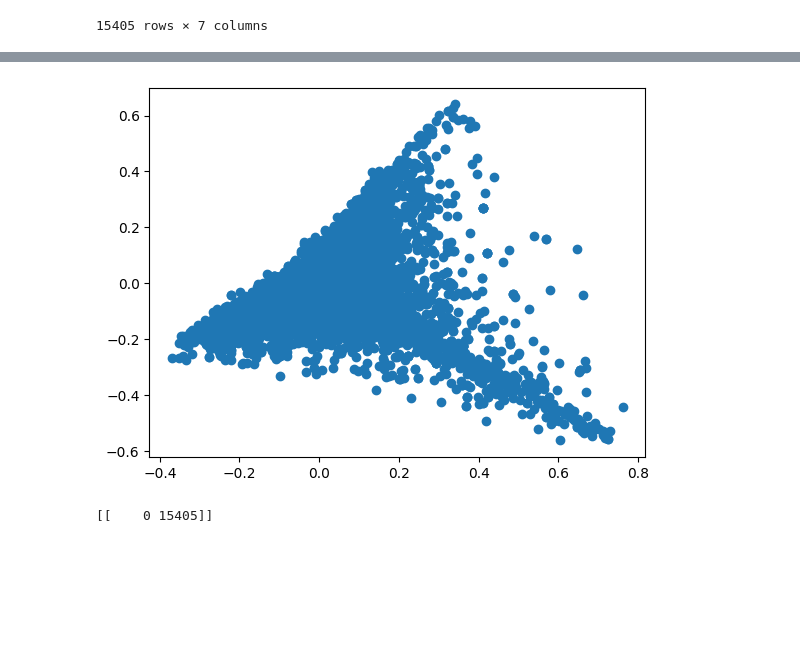
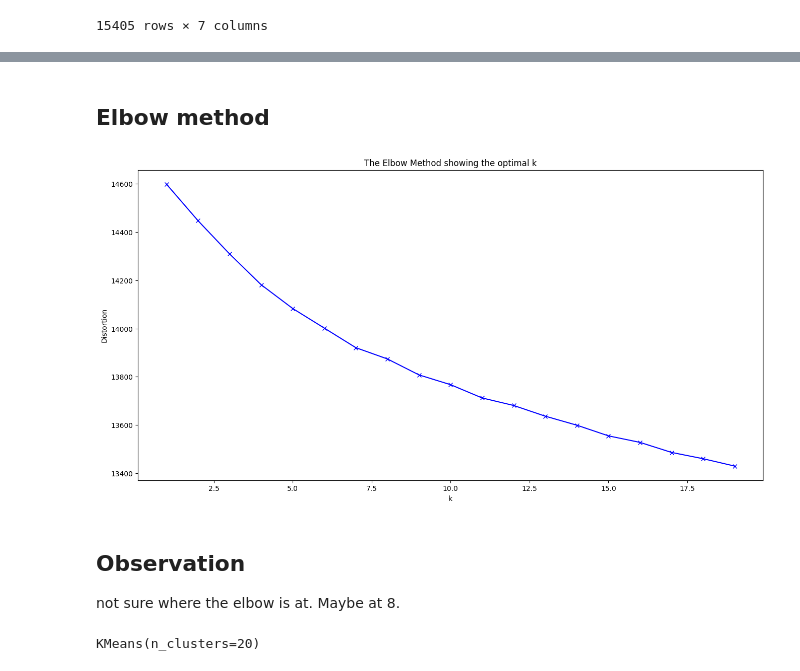
Before and after one commit to thames31/lyrics-emotion-detector, a Jupyter notebook: cluster.ipynb, the cells around one changed output, grey strips where cells are left out. Drawn from its saved outputs; the diff is of its cells as text; code cells hidden in the pictures; blank space fills up the shorter version.

```diff
--- a/cluster.ipynb
+++ b/cluster.ipynb
@@ -97,11 +72,29 @@ df1
-# %%
-plt.scatter(pca_model[:,0], pca_model[:,1])
-plt.show()
-# %% [output]
-[figure, removed]
-# %%
-clustering = DBSCAN(eps=0.5, min_samples=3).fit(pca_model)
-unique, counts = np.unique(clustering.labels_, return_counts=True)
-print(np.asarray((unique, counts)).T)
-# %% [output]
-[[    0 15405]]
+# %% [markdown]
+## Elbow method
+# %%
+distortions = []
+cluster_range= range(1,20)
+
+for n_cluster in cluster_range:
+    kmean_model = KMeans(n_clusters=n_cluster)
+    kmean_model.fit(X)
+    distortions.append(kmean_model.inertia_)
+# %%
+plt.figure(figsize=(16,8))
+plt.plot(cluster_range, distortions, 'bx-')
+plt.xlabel('k')
+plt.ylabel('Distortion')
+plt.title('The Elbow Method showing the optimal k')
+plt.show()
+# %% [output]
+[figure, added]
+# %% [markdown]
+## Observation
+
+not sure where the elbow is at. Maybe at 8.
+# %%
+true_k = 20
+km = KMeans(n_clusters=true_k)
+km.fit(X)
+# %% [output]
+KMeans(n_clusters=20)
```
Also changed, not shown: parts of 8 cells of this notebook, 5 other files.
